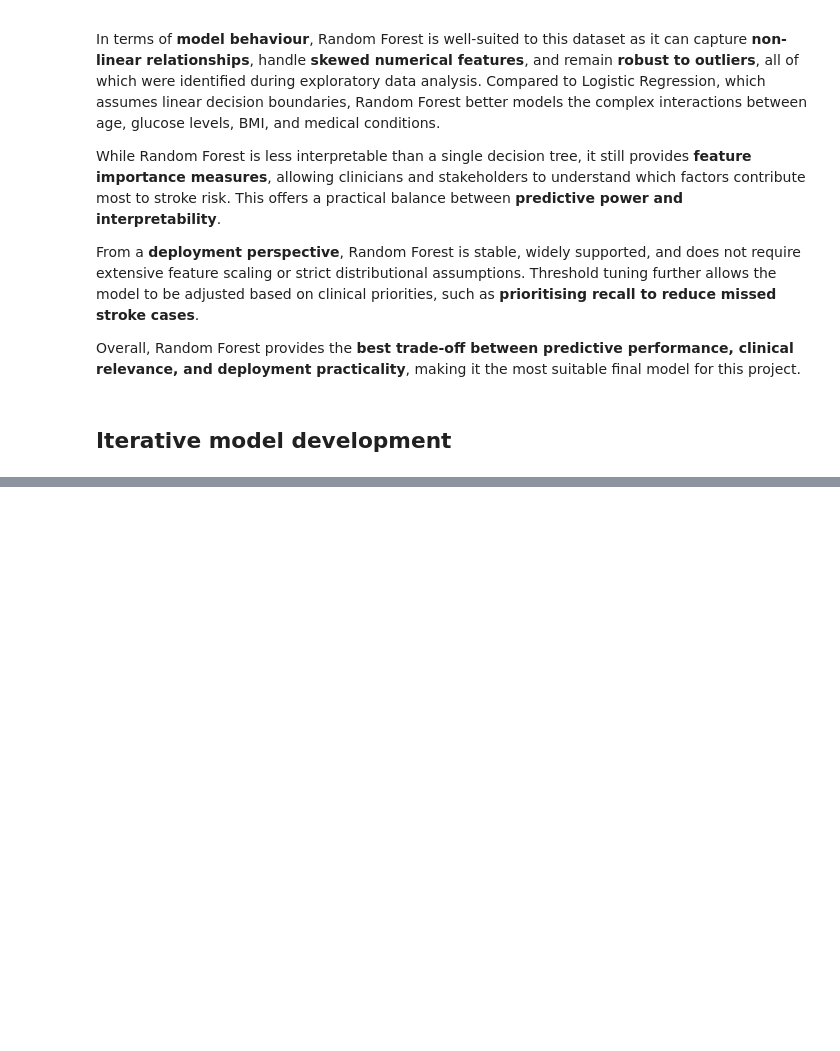
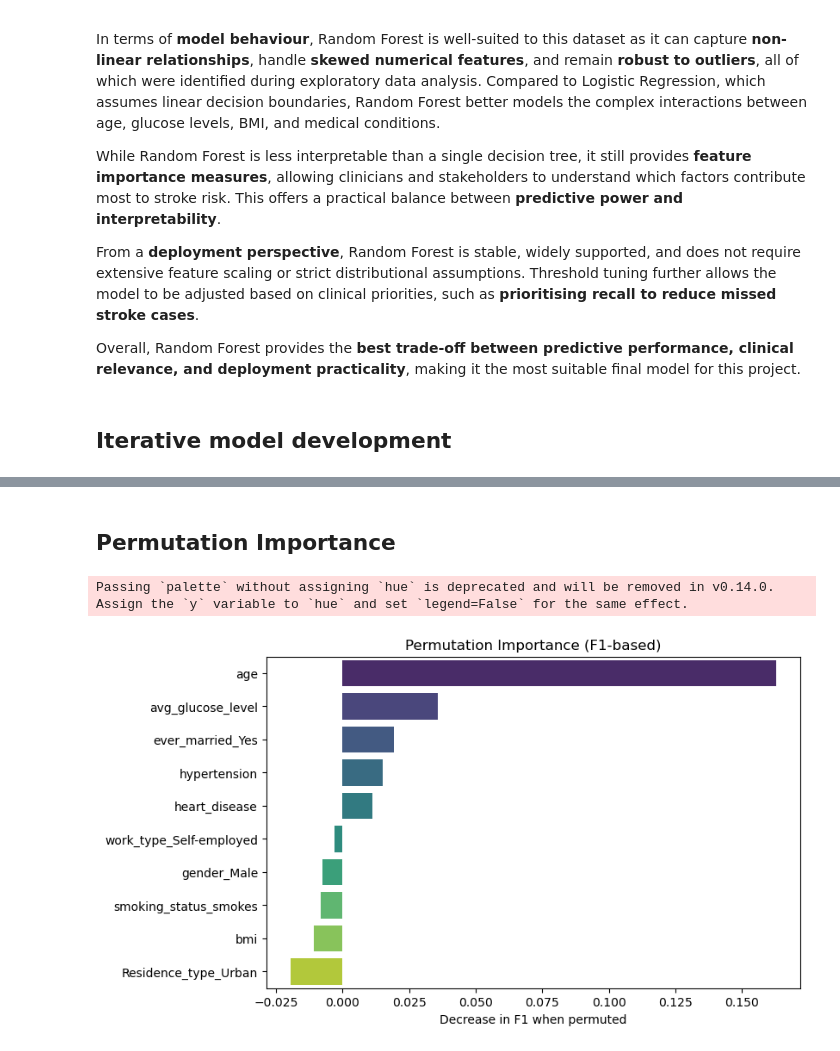
Before and after one commit to myynn/mldp-p03-sharmynho, a Jupyter notebook: assignment-code/MLDP_Stroke_SharmynHo_P03.ipynb, the cells around one changed output, grey strips where cells are left out. Cells and saved outputs as stored; diff of their text form; code cells hidden in the pictures; blank space fills up the shorter version.

```diff
--- a/assignment-code/MLDP_Stroke_SharmynHo_P03.ipynb
+++ b/assignment-code/MLDP_Stroke_SharmynHo_P03.ipynb
@@ -1929,0 +2068,33 @@ Overall, Random Forest provides the **best trade-off between predictive performa
+# %% [markdown]
+## Permutation Importance
+# %%
+from sklearn.inspection import permutation_importance
+
+perm = permutation_importance(
+    rf,
+    X_test_enc,
+    y_test,
+    n_repeats=10,
+    random_state=42,
+    scoring="f1"
+)
+
+perm_df = pd.DataFrame({
+    "Feature": X_test_enc.columns,
+    "Mean Importance": perm.importances_mean
+}).sort_values(by="Mean Importance", ascending=False)
+
+plt.figure(figsize=(8,5))
+sns.barplot(
+    data=perm_df.head(10),
+    x="Mean Importance",
+    y="Feature",
+    palette="viridis"
+)
+plt.title("Permutation Importance (F1-based)")
+plt.xlabel("Decrease in F1 when permuted")
+plt.ylabel("")
+plt.show()
+# %% [output]
+Passing `palette` without assigning `hue` is deprecated and will be removed in v0.14.0. Assign the `y` variable to `hue` and set `legend=False` for the same effect.
+[figure, added]
```
Also changed, not shown: parts of 24 cells of this notebook.
